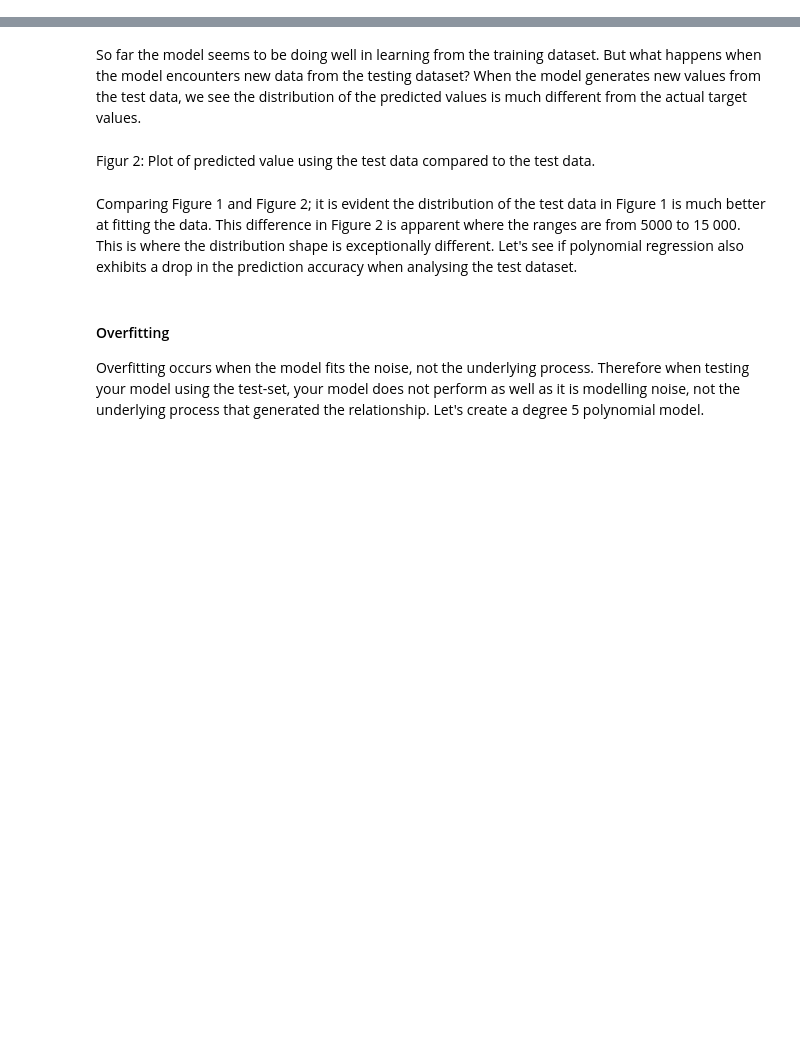
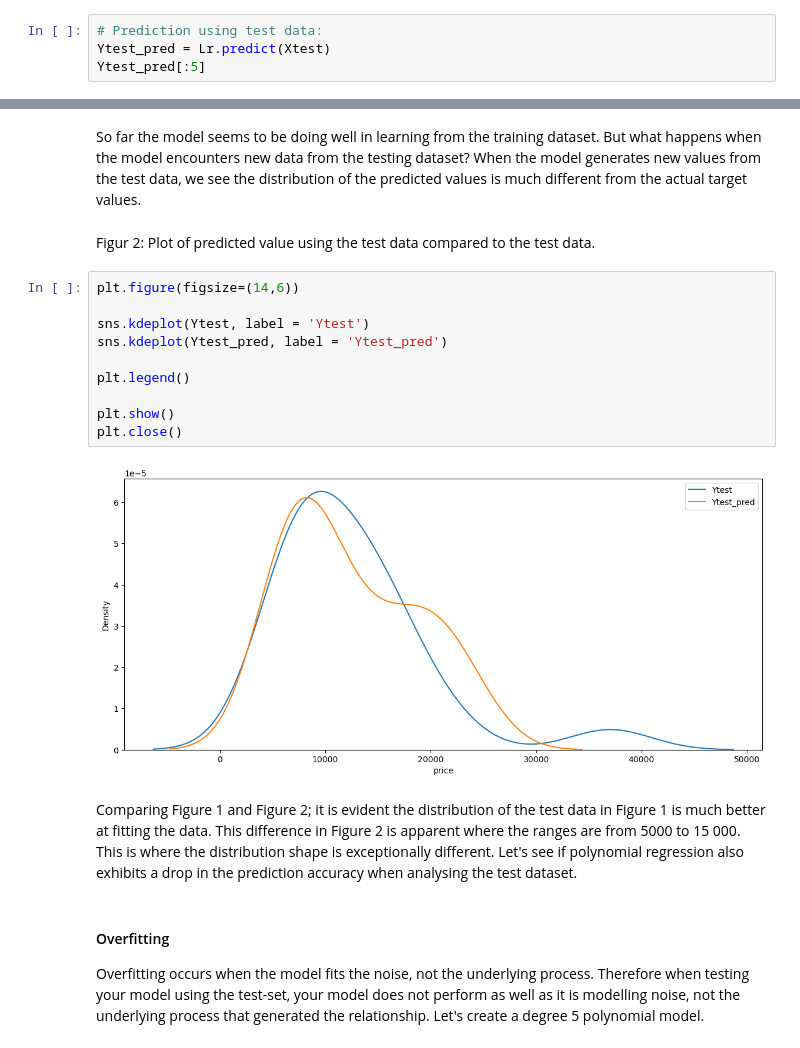
Before and after one commit to QuynhTrinhNhu/Data-Analysis-with-Python, a Jupyter notebook: Car Price Analysis-Part 2-Model Development.ipynb, the cells around one changed output, grey strips where cells are left out. Drawn from its saved outputs; the diff is of its cells as text; blank space fills up the shorter version.

```diff
--- a/Car Price Analysis-Part 2-Model Development.ipynb
+++ b/Car Price Analysis-Part 2-Model Development.ipynb
@@ -1079,0 +1206,4 @@ Prediction using test data:
+# %%
+# Prediction using test data:
+Ytest_pred = Lr.predict(Xtest)
+Ytest_pred[:5]
@@ -1087,6 +1237,18 @@ Figure 1: Plot of predicted values using the training data compared to the train
 So far the model seems to be doing well in learning from the training dataset. But what happens when the model encounters new data from the testing dataset? When the model generates new values from the test data, we see the distribution of the predicted values is much different from the actual target values.
 # %% [markdown]
 Figur 2: Plot of predicted value using the test data compared to the test data.
+# %%
+plt.figure(figsize=(14,6))
+
+sns.kdeplot(Ytest, label = 'Ytest')
+sns.kdeplot(Ytest_pred, label = 'Ytest_pred')
+
+plt.legend()
+
+plt.show()
+plt.close()
+# %% [output]
+[figure, added]
 # %% [markdown]
 <p>Comparing Figure 1 and Figure 2; it is evident the distribution of the test data in Figure 1 is much better at fitting the data. This difference in Figure 2 is apparent where the ranges are from 5000 to 15 000. This is where the distribution shape is exceptionally different. Let's see if polynomial regression also exhibits a drop in the prediction accuracy when analysing the test dataset.</p>
 # %% [markdown]
```
Also changed, not shown: parts of 152 cells of this notebook.
